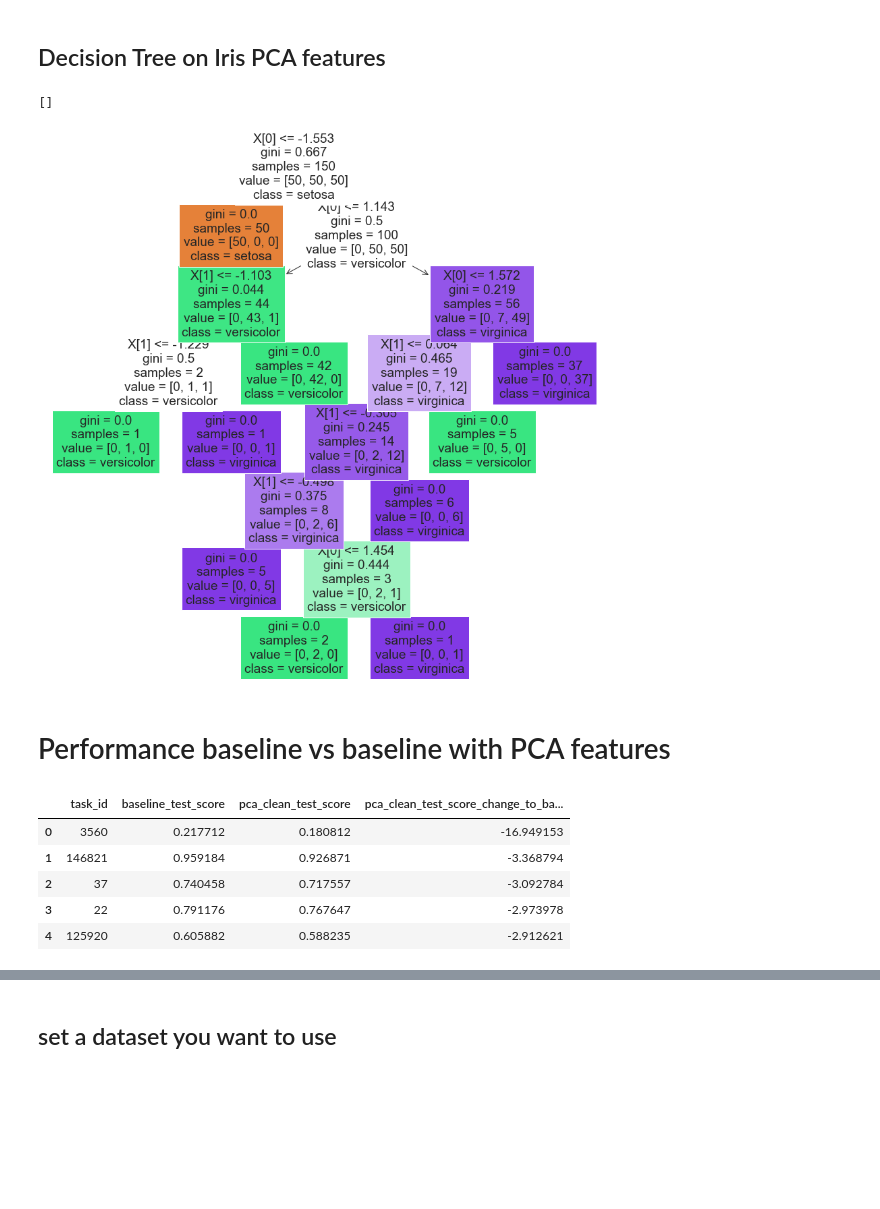
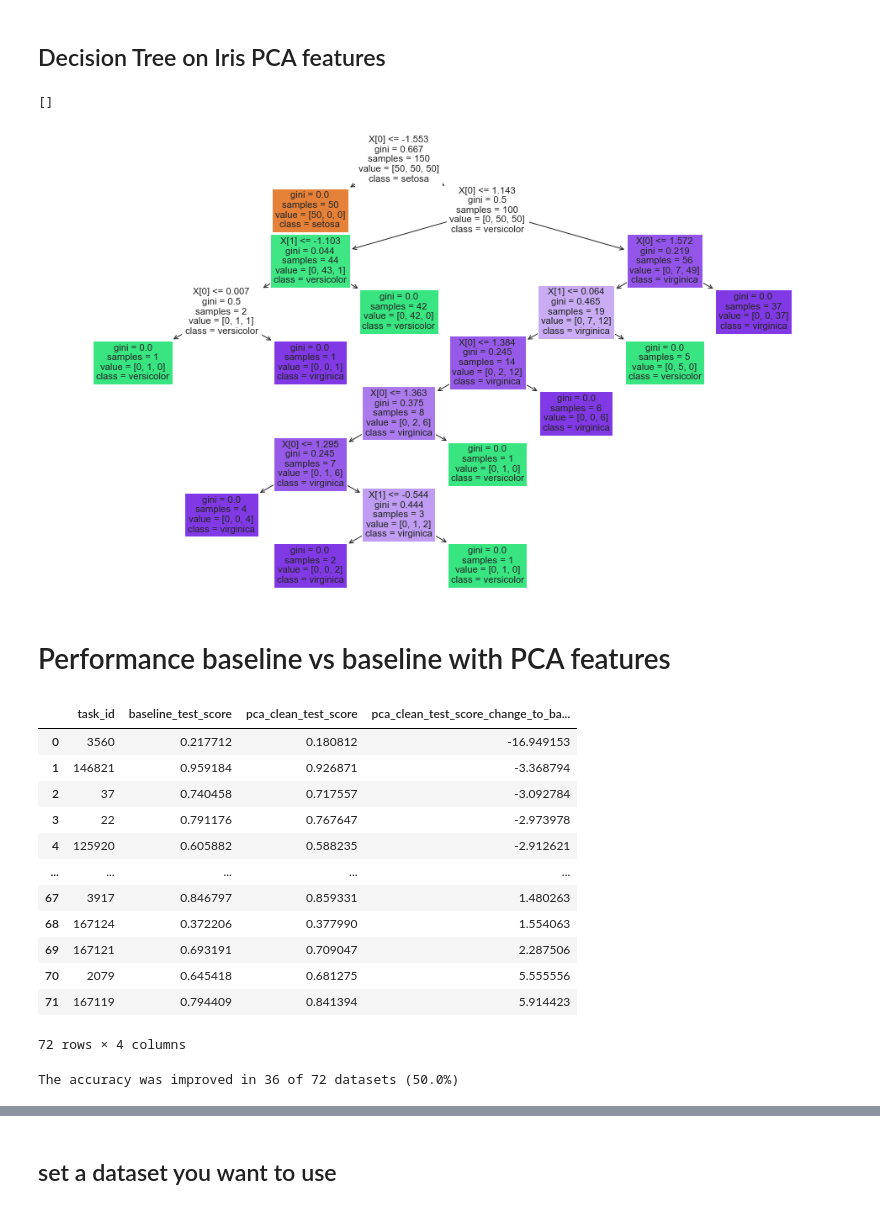
Before and after one commit to Wuuzzaa/thesis, a Jupyter notebook: src/results_plot.ipynb, the cells around one changed output, grey strips where cells are left out. Saved outputs shown, nothing was run; the diff lists cells and outputs as text; code cells hidden in the pictures; blank space fills up the shorter version.

```diff
--- a/src/results_plot.ipynb
+++ b/src/results_plot.ipynb
@@ -42,15 +40,15 @@ Text(0.5, 1.0, 'PCA of IRIS dataset')
 # %%
 from sklearn.tree import DecisionTreeClassifier
 from sklearn import tree
 
 dt = DecisionTreeClassifier().fit(X_r, y)
-plt.figure(figsize=(15, 15))
+plt.figure(figsize=(17, 10))
 
 plot = tree.plot_tree(dt, filled=True, class_names=target_names)
 plt.plot()
 # %% [output]
 []
-[figure, old version]
+[figure, new version]
 # %% [markdown]
 # Performance baseline vs baseline with PCA features
 # %%
@@ -59,7 +57,7 @@ df = pd.read_feather(RESULTS_FILE_PATH).\
     reset_index(drop=True)
 
 select_columns = ["task_id", "baseline_test_score", "pca_clean_test_score", "pca_clean_test_score_change_to_baseline"]
-df[select_columns].head()
+df[select_columns]
 # %% [output]
 |  | task_id | baseline_test_score | pca_clean_test_score | pca_clean_test_score_change_to_ba... |
 | 0 | 3560 | 0.217712 | 0.180812 | -16.949153 |
@@ -67,3 +65,10 @@ df[select_columns].head()
 | 2 | 37 | 0.740458 | 0.717557 | -3.092784 |
 | 3 | 22 | 0.791176 | 0.767647 | -2.973978 |
 | 4 | 125920 | 0.605882 | 0.588235 | -2.912621 |
+| ... | ... | ... | ... | ... |
+| 67 | 3917 | 0.846797 | 0.859331 | 1.480263 |
+| 68 | 167124 | 0.372206 | 0.377990 | 1.554063 |
+| 69 | 167121 | 0.693191 | 0.709047 | 2.287506 |
+| 70 | 2079 | 0.645418 | 0.681275 | 5.555556 |
+| 71 | 167119 | 0.794409 | 0.841394 | 5.914423 |
+72 rows × 4 columns
@@ -70 +78,5 @@ df[select_columns].head()
+# %%
+print(f"The accuracy was improved in {n_improved_datasets} of {n_total_datasets} datasets ({n_improved_datasets / n_total_datasets * 100}%)")
+# %% [output]
+The accuracy was improved in 36 of 72 datasets (50.0%)
 # %%
```
Also changed, not shown: parts of 7 cells of this notebook.
